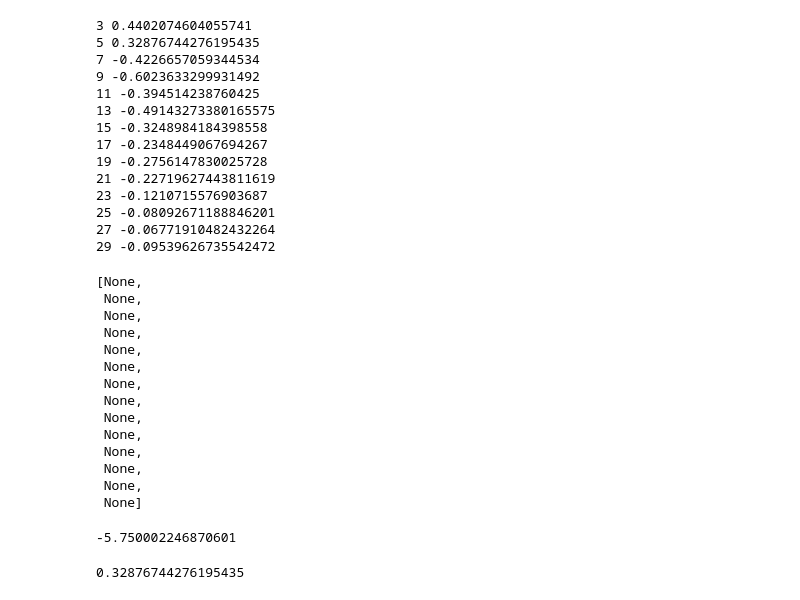
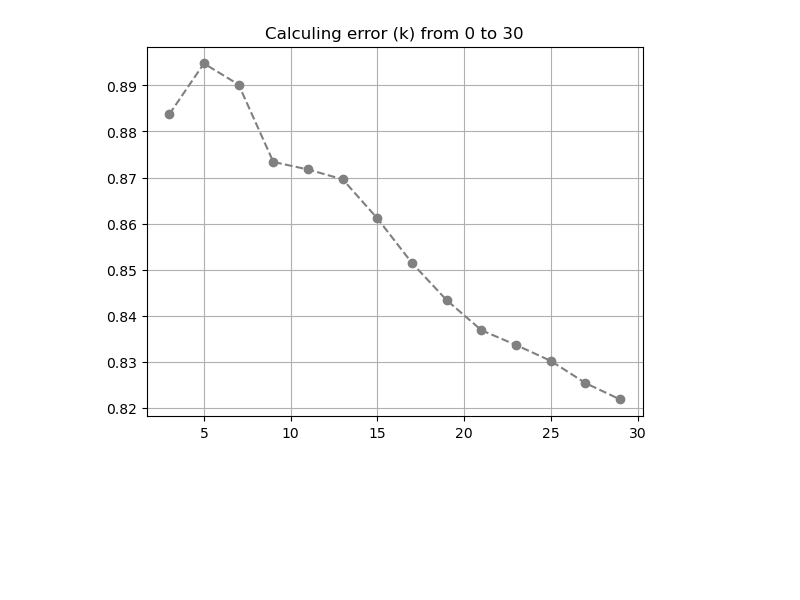
Before and after one commit to pveinberg/Curso_DataScience_Minsait, a Jupyter notebook: Notebooks/Aula04/clustering_knn_breast_cancer.ipynb, the cells around one changed output. Saved outputs shown, nothing was run; the diff lists cells and outputs as text; code cells hidden in the pictures; blank space fills up the shorter version.

```diff
--- a/Notebooks/Aula04/clustering_knn_breast_cancer.ipynb
+++ b/Notebooks/Aula04/clustering_knn_breast_cancer.ipynb
@@ -99,3 +81,6 @@ y = data['GDP']
+# %%
+X = data.drop('class', axis=1)
+y = data['class']
 # %%
 # split data
 X_train, X_test, y_train, y_test = train_test_split(X, y, test_size=0.20, random_state=42)
@@ -103,58 +88,18 @@ X_train, X_test, y_train, y_test = train_test_split(X, y, test_size=0.20, random
 def run_classifier(k_):
     classifier = KNeighborsRegressor(n_neighbors=k_, metric='euclidean', algorithm='auto')
     classifier.fit(X_train, y_train)
-
     y_pred = classifier.predict(X_test)
-
     r2 = r2_score(y_test, y_pred)
-    print(k_, r2)
-    return ''
+    return [k_, r2]
 # %%
-[run_classifier(k) for k in range(3,30,2)]
+results = np.array([run_classifier(k) for k in range(3,31,2)])
-# %% [output]
-3 0.4402074604055741
-5 0.32876744276195435
-7 -0.4226657059344534
-9 -0.6023633299931492
-11 -0.394514238760425
-13 -0.49143273380165575
-15 -0.3248984184398558
-17 -0.2348449067694267
-19 -0.2756147830025728
-21 -0.22719627443811619
-23 -0.1210715576903687
-25 -0.08092671188846201
-27 -0.06771910482432264
-29 -0.09539626735542472
-[None,
- None,
- None,
- None,
- None,
- None,
- None,
- None,
- None,
- None,
- None,
- None,
- None,
- None]
-# %%
-classifier = LinearRegression()
-classifier.fit(X_train, y_train)
-
-y_pred = classifier.predict(X_test)
-
-r2_score(y_test, y_pred)
-# %% [output]
--5.750002246870601
-# %%
-classifier = KNeighborsRegressor()
-classifier.fit(X_train, y_train)
-
-y_pred = classifier.predict(X_test)
-
-r2_score(y_test, y_pred)
-# %% [output]
-0.32876744276195435
+# %%
+xaxis = results.T[0]
+yaxis = results.T[1]
+
+plt.plot(xaxis, yaxis, linestyle='dashed', color='gray', marker='o')
+plt.grid(visible=True)
+plt.title("Calculing error (k) from 0 to 30")
+plt.show()
+# %% [output]
+[figure, added]
```
Also changed, not shown: parts of 10 cells of this notebook, 1 other file.
